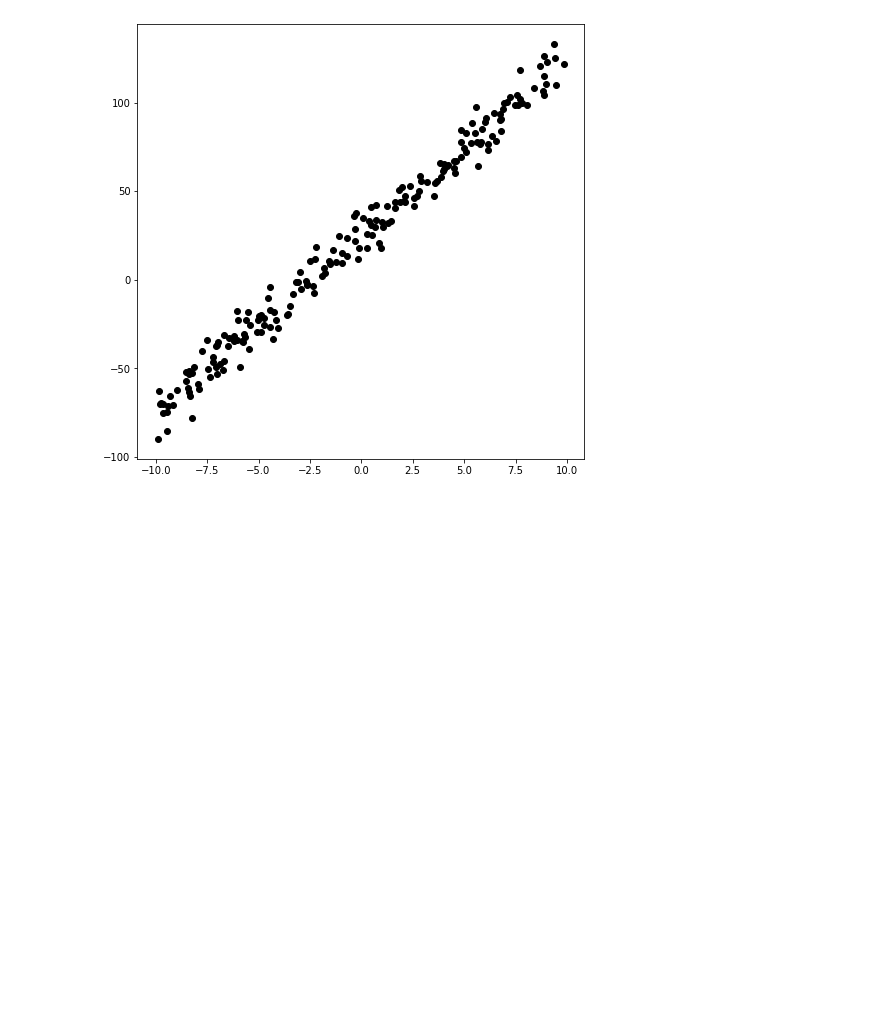
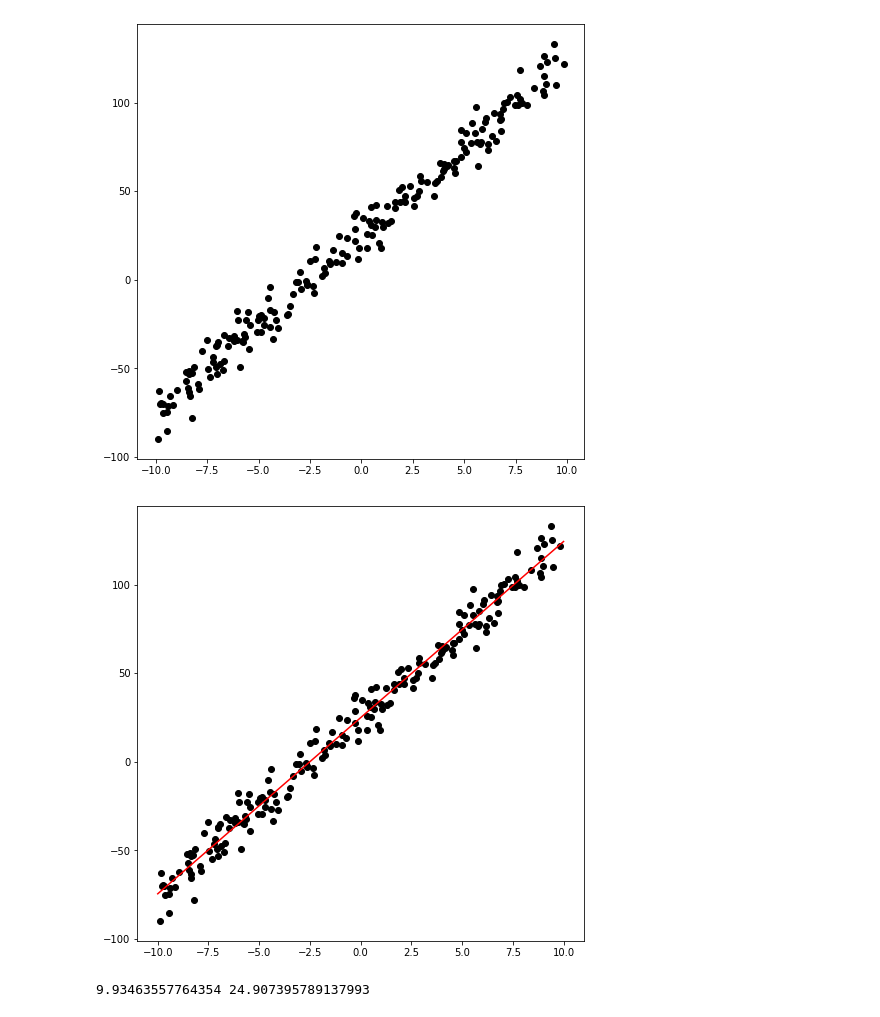
Before and after one commit to gwak2837/MachineLearning, a Jupyter notebook: Assignment_03.ipynb, the cells around one changed output. Cells and saved outputs as stored; diff of their text form; code cells hidden in the pictures; blank space fills up the shorter version.

Commit message:
2. Plotting the linear regression result

```diff
--- a/Assignment_03.ipynb
+++ b/Assignment_03.ipynb
@@ -15,3 +16,42 @@ plt.scatter(x_data, y_data, color='black')
 plt.show()
 # %% [output]
 [figure]
+# %%
+import numpy as np
+import matplotlib.pyplot as plt
+import math
+
+path = "data.csv"
+data = np.genfromtxt(path, delimiter=',')
+
+x_data = data[:, 0]
+y_data = data[:, 1]
+
+w1 = 5000
+w2 = 1000
+alpha = 0.01
+
+while(1):
+  dj_dw1 = 0;
+  dj_dw2 = 0;
+  for xi, yi in zip(x_data, y_data):
+    dj_dw1 += (w1 * xi + w2 - yi) * xi
+    dj_dw2 += w1 * xi + w2 - yi
+
+  next_w1 = w1 - alpha * (1/len(x_data)) * dj_dw1
+  next_w2 = w2 - alpha * (1/len(x_data)) * dj_dw2
+
+  if(math.isclose(next_w1, w1) and math.isclose(next_w2, w2)):
+    break
+
+  w1 = next_w1
+  w2 = next_w2
+
+plt.figure(figsize=(8, 8))
+plt.scatter(x_data, y_data, color='black')
+plt.plot([-10, 10], [-10 * w1 + w2, 10 * w1 + w2], color='red')
+plt.show()
+print(w1, w2)
+# %% [output]
+[figure, added]
+9.93463557764354 24.907395789137993
```
Also changed, not shown: parts of 1 cell of this notebook.
